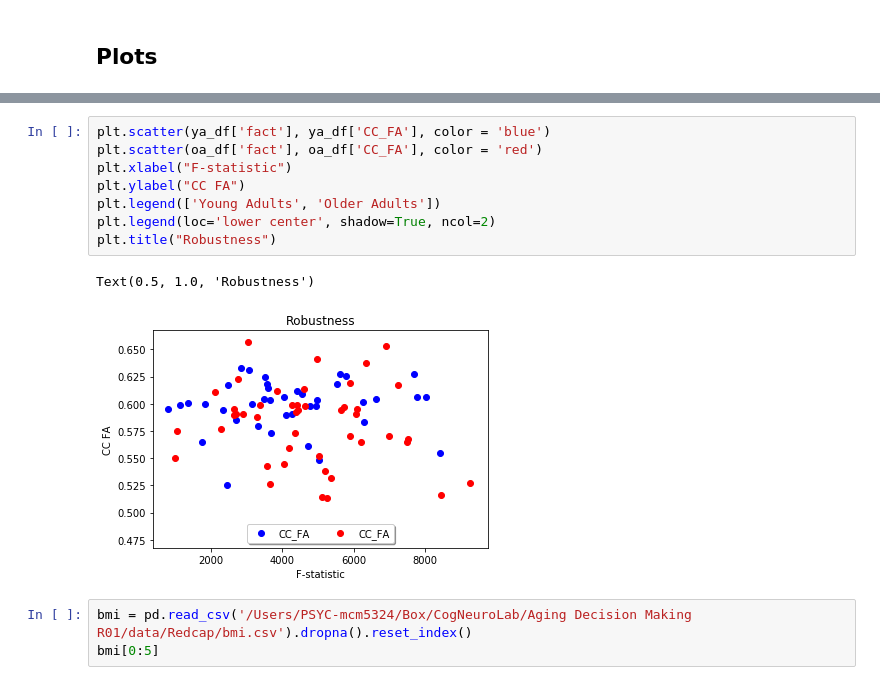
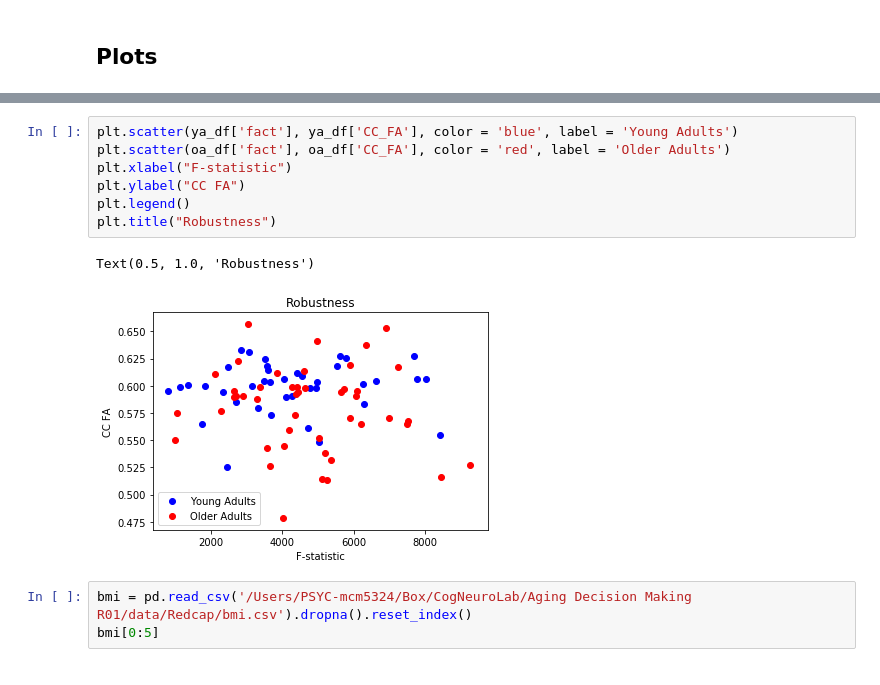
Before and after one commit to UTCogNeuroLab/adm_mri, a Jupyter notebook: analysis/dti/DTI Analysis.ipynb, the cells around one changed output, grey strips where cells are left out. Cells and saved outputs as stored; diff of their text form.

Commit message:
updated plots

```diff
--- a/analysis/dti/DTI Analysis.ipynb
+++ b/analysis/dti/DTI Analysis.ipynb
@@ -135,16 +134,15 @@ plt.title("Duration of Peak Activity")
 Text(0.5, 1.0, 'Duration of Peak Activity')
 [figure]
 # %%
-plt.scatter(ya_df['fact'], ya_df['CC_FA'], color = 'blue')
-plt.scatter(oa_df['fact'], oa_df['CC_FA'], color = 'red')
+plt.scatter(ya_df['fact'], ya_df['CC_FA'], color = 'blue', label = 'Young Adults')
+plt.scatter(oa_df['fact'], oa_df['CC_FA'], color = 'red', label = 'Older Adults')
 plt.xlabel("F-statistic")
 plt.ylabel("CC FA")
-plt.legend(['Young Adults', 'Older Adults'])
-plt.legend(loc='lower center', shadow=True, ncol=2)
+plt.legend()
 plt.title("Robustness")
 # %% [output]
 Text(0.5, 1.0, 'Robustness')
-[figure, old version]
+[figure, new version]
 # %%
 bmi = pd.read_csv('/Users/PSYC-mcm5324/Box/CogNeuroLab/Aging Decision Making R01/data/Redcap/bmi.csv').dropna().reset_index()
 bmi[0:5]
```
Also changed, not shown: parts of 17 cells of this notebook.
